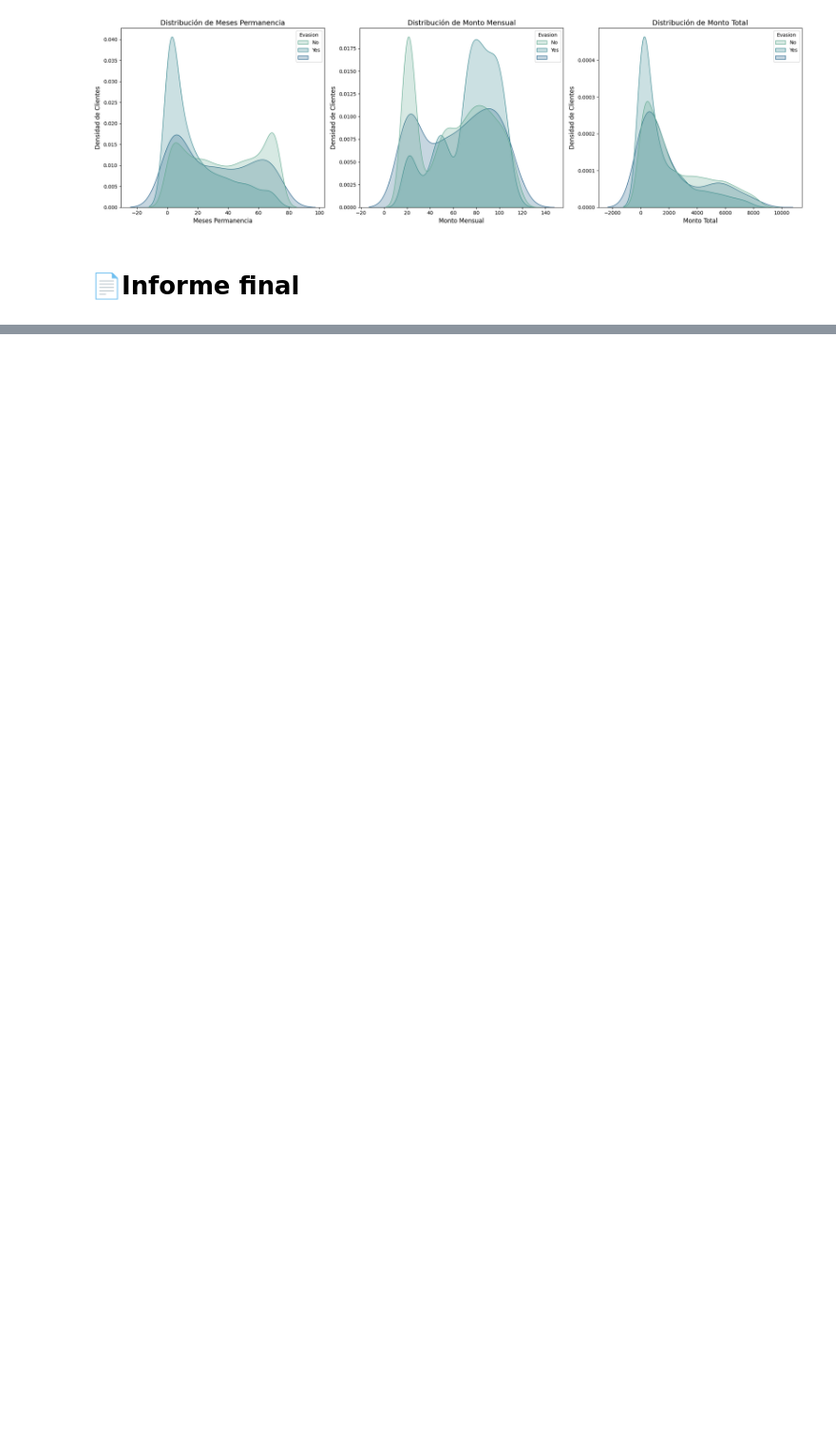
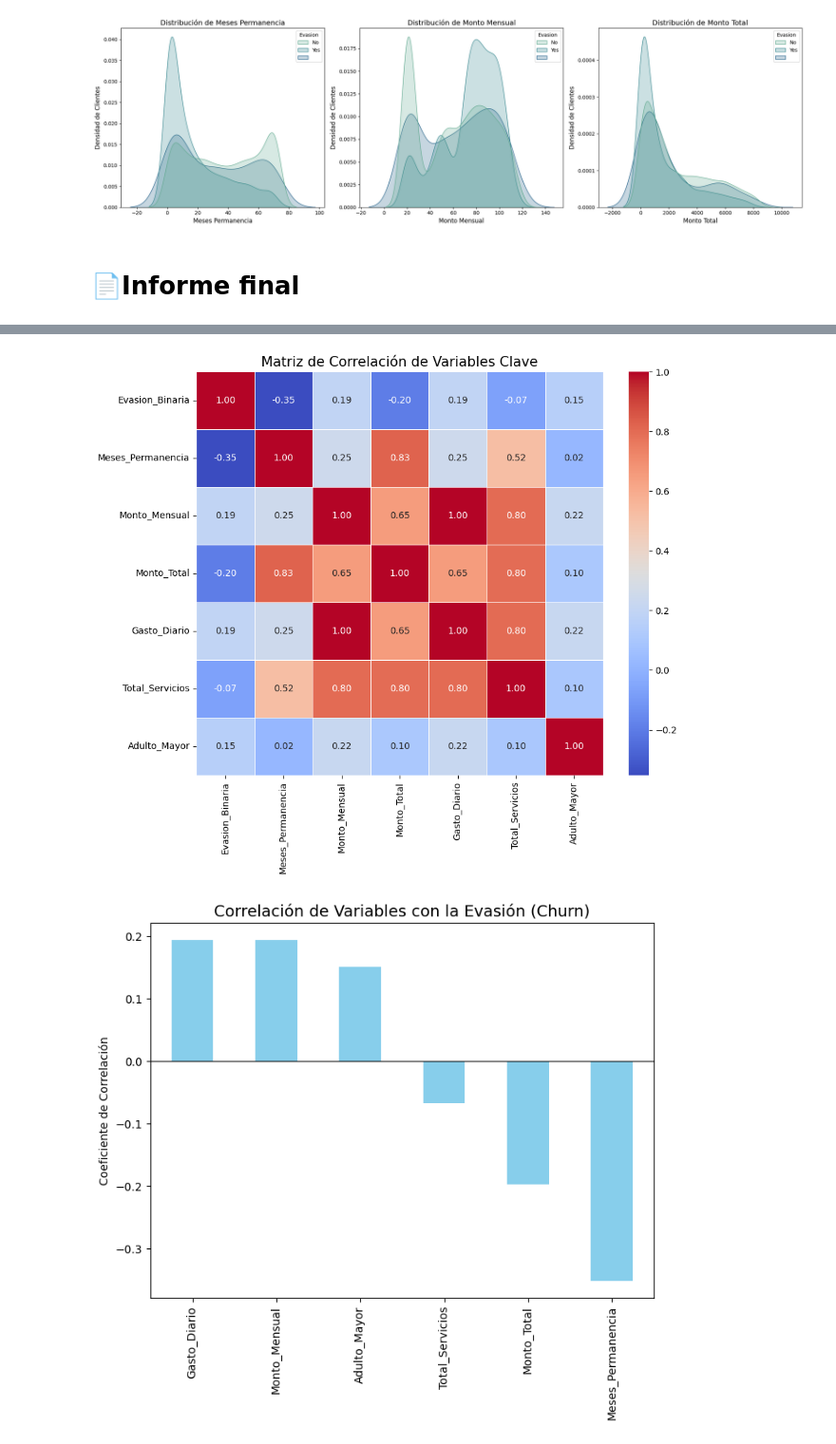
Before and after one commit to Karla12-B/Challenge-Telecom-X, a Jupyter notebook: Desafío_Telecom_X.ipynb, the cells around one changed output, grey strips where cells are left out. Shown at 95% size. Saved outputs shown, nothing was run; the diff lists cells and outputs as text; code cells hidden in the pictures; blank space fills up the shorter version.

```diff
--- a/Desafío_Telecom_X.ipynb
+++ b/Desafío_Telecom_X.ipynb
@@ -271,0 +309,41 @@ plt.show()
+# %%
+import matplotlib.pyplot as plt
+import seaborn as sns
+import numpy as np
+
+# --- EXTRA: ANÁLISIS DE CORRELACIÓN ---
+
+# 1. Ingeniería de Variables: Contar cantidad de servicios contratados
+# Definimos las columnas que representan servicios adicionales
+servicios = [
+    'phone_PhoneService', 'phone_MultipleLines', 'internet_OnlineSecurity',
+    'internet_OnlineBackup', 'internet_DeviceProtection', 'internet_TechSupport',
+    'internet_StreamingTV', 'internet_StreamingMovies'
+]
+
+# Creamos la columna 'Total_Servicios' sumando cada vez que el valor es 'Yes'
+df['Total_Servicios'] = df[servicios].apply(lambda x: x == 'Yes').sum(axis=1)
+
+# 2. Seleccionamos solo las variables numéricas para la correlación
+columnas_corr = [
+    'Evasion_Binaria', 'Meses_Permanencia', 'Monto_Mensual',
+    'Monto_Total', 'Gasto_Diario', 'Total_Servicios', 'Adulto_Mayor'
+]
+matriz_corr = df[columnas_corr].corr()
+
+# 3. Visualización 1: Mapa de Calor (Heatmap)
+plt.figure(figsize=(10, 8))
+sns.heatmap(matriz_corr, annot=True, cmap='coolwarm', fmt=".2f", linewidths=0.5)
+plt.title('Matriz de Correlación de Variables Clave', fontsize=15)
+plt.show()
+
+# 4. Visualización 2: Relación específica con la Evasión
+plt.figure(figsize=(8, 6))
+matriz_corr['Evasion_Binaria'].sort_values(ascending=False).drop('Evasion_Binaria').plot(kind='bar', color='skyblue')
+plt.title('Correlación de Variables con la Evasión (Churn)', fontsize=14)
+plt.ylabel('Coeficiente de Correlación')
+plt.axhline(0, color='black', linewidth=0.8)
+plt.show()
+# %% [output]
+[figure, added]
+[figure, added]
```
Also changed, not shown: parts of 5 cells of this notebook.
